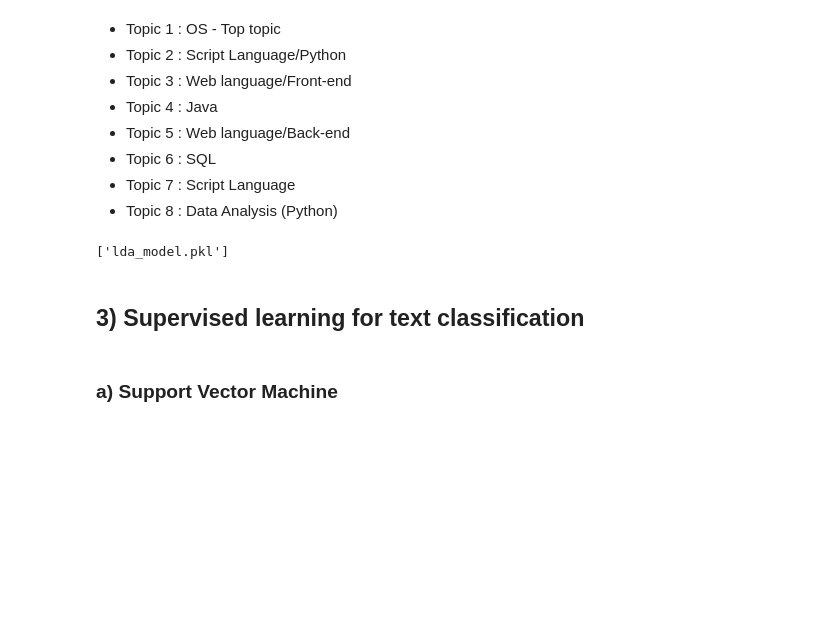
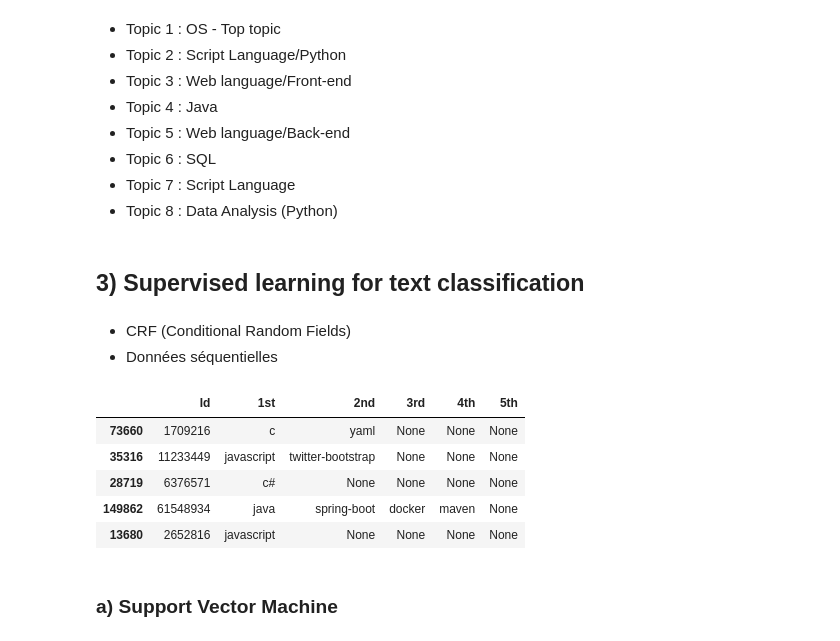
Before and after one commit to Aboubacar2012/categorisation_de_questions, a Jupyter notebook: P05_02_notebooktest.ipynb, the cells around one changed output. Cells and saved outputs as stored; diff of their text form; code cells hidden in the pictures; blank space fills up the shorter version.

Commit message:
Maj notebook (modele ML + resampling)

```diff
--- a/P05_02_notebooktest.ipynb
+++ b/P05_02_notebooktest.ipynb
@@ -150,12 +254,23 @@ topic
 - Topic 6 : SQL
 - Topic 7 : Script Language
 - Topic 8 : Data Analysis (Python)
-# %%
-import joblib
-
-# Sauvegarde du modèle
-joblib.dump(best_lda_model, 'lda_model.pkl')
-# %% [output]
-['lda_model.pkl']
 # %% [markdown]
 ## 3) Supervised learning for text classification
+# %% [markdown]
+- CRF (Conditional Random Fields)
+- Données séquentielles
+# %%
+tags = data[["Id", "Tags"]]
+# %%
+tags = tags["Tags"].str.split(expand=True)
+tags['Id'] = data["Id"]
+tags.columns = ["1st", "2nd", "3rd", "4th", "5th", "Id"]
+tags = tags[["Id", "1st", "2nd", "3rd", "4th", "5th"]]
+tags.head()
+# %% [output]
+|  | Id | 1st | 2nd | 3rd | 4th | 5th |
+| 73660 | 1709216 | c | yaml | None | None | None |
+| 35316 | 11233449 | javascript | twitter-bootstrap | None | None | None |
+| 28719 | 6376571 | c# | None | None | None | None |
+| 149862 | 61548934 | java | spring-boot | docker | maven | None |
+| 13680 | 2652816 | javascript | None | None | None | None |
```
Also changed, not shown: parts of 35 cells of this notebook.
